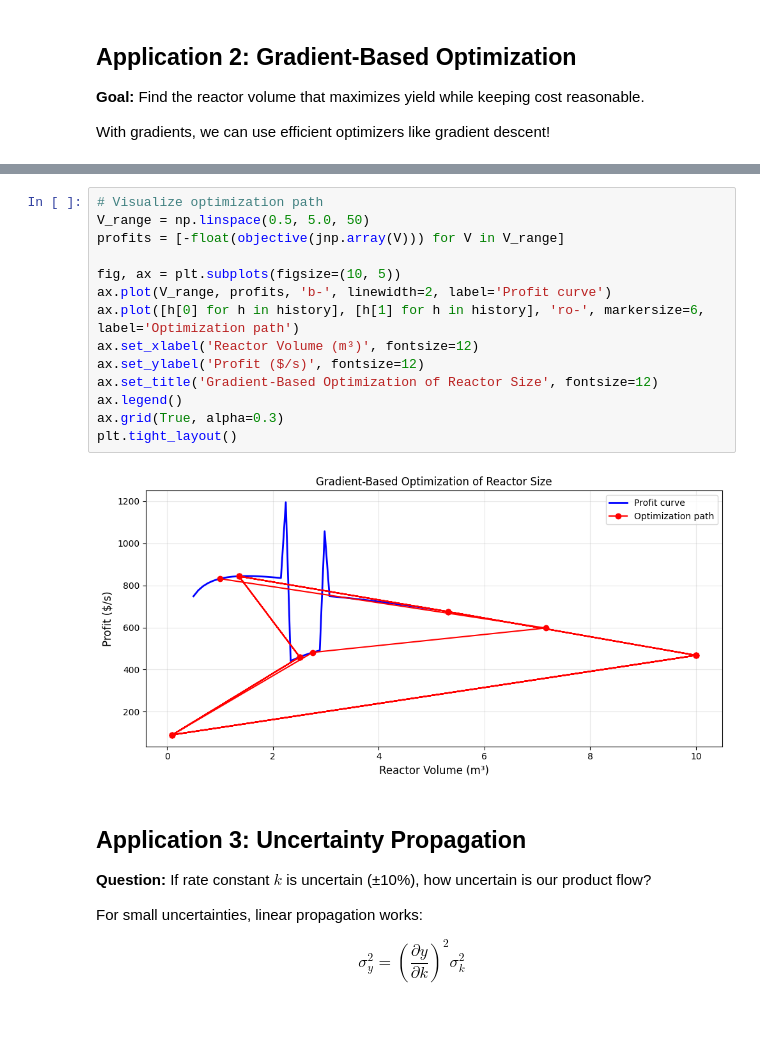
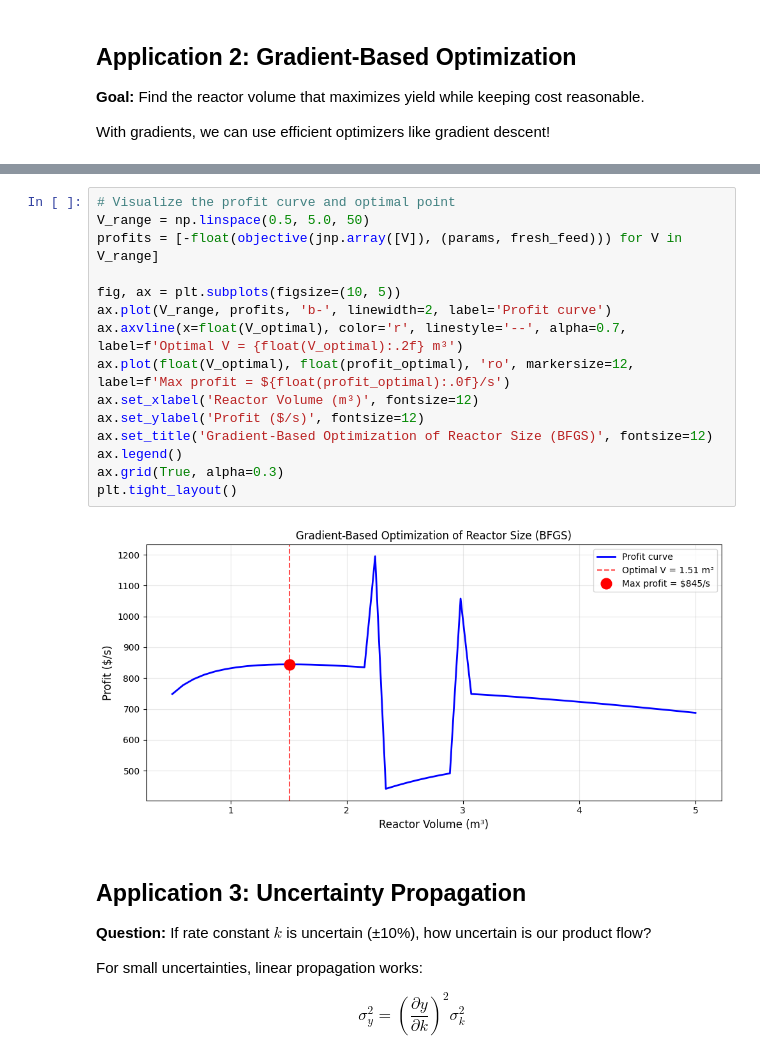
Before and after one commit to jkitchin/differentiable-flowsheets, a Jupyter notebook: about-flowsheets/00k_why_differentiable_flowsheets.ipynb, the cells around one changed output, grey strips where cells are left out. Drawn from its saved outputs; the diff is of its cells as text; blank space fills up the shorter version.

```diff
--- a/about-flowsheets/00k_why_differentiable_flowsheets.ipynb
+++ b/about-flowsheets/00k_why_differentiable_flowsheets.ipynb
@@ -304,19 +321,20 @@ Optimal V ≈ 5.31 m³
 # %%
-# Visualize optimization path
+# Visualize the profit curve and optimal point
 V_range = np.linspace(0.5, 5.0, 50)
-profits = [-float(objective(jnp.array(V))) for V in V_range]
+profits = [-float(objective(jnp.array([V]), (params, fresh_feed))) for V in V_range]
 
 fig, ax = plt.subplots(figsize=(10, 5))
 ax.plot(V_range, profits, 'b-', linewidth=2, label='Profit curve')
-ax.plot([h[0] for h in history], [h[1] for h in history], 'ro-', markersize=6, label='Optimization path')
+ax.axvline(x=float(V_optimal), color='r', linestyle='--', alpha=0.7, label=f'Optimal V = {float(V_optimal):.2f} m³')
+ax.plot(float(V_optimal), float(profit_optimal), 'ro', markersize=12, label=f'Max profit = ${float(profit_optimal):.0f}/s')
 ax.set_xlabel('Reactor Volume (m³)', fontsize=12)
 ax.set_ylabel('Profit ($/s)', fontsize=12)
-ax.set_title('Gradient-Based Optimization of Reactor Size', fontsize=12)
+ax.set_title('Gradient-Based Optimization of Reactor Size (BFGS)', fontsize=12)
 ax.legend()
 ax.grid(True, alpha=0.3)
 plt.tight_layout()
 # %% [output]
-[figure, old version]
+[figure, new version]
 # %% [markdown]
 ## Application 3: Uncertainty Propagation
 
```
Also changed, not shown: parts of 5 cells of this notebook.
